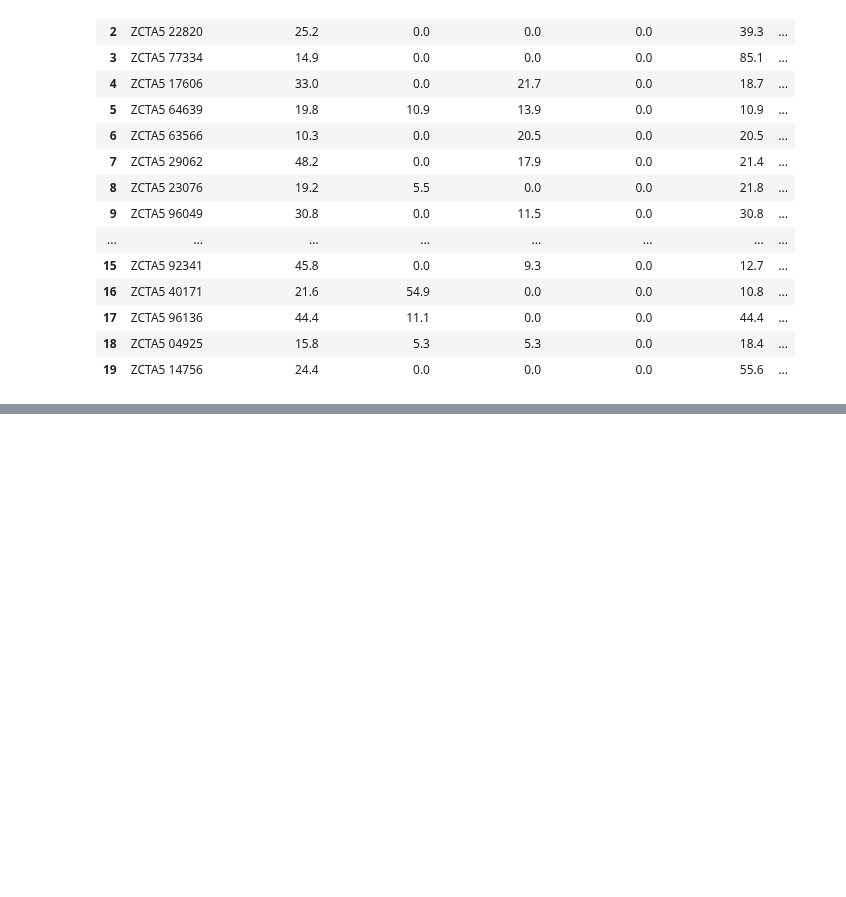
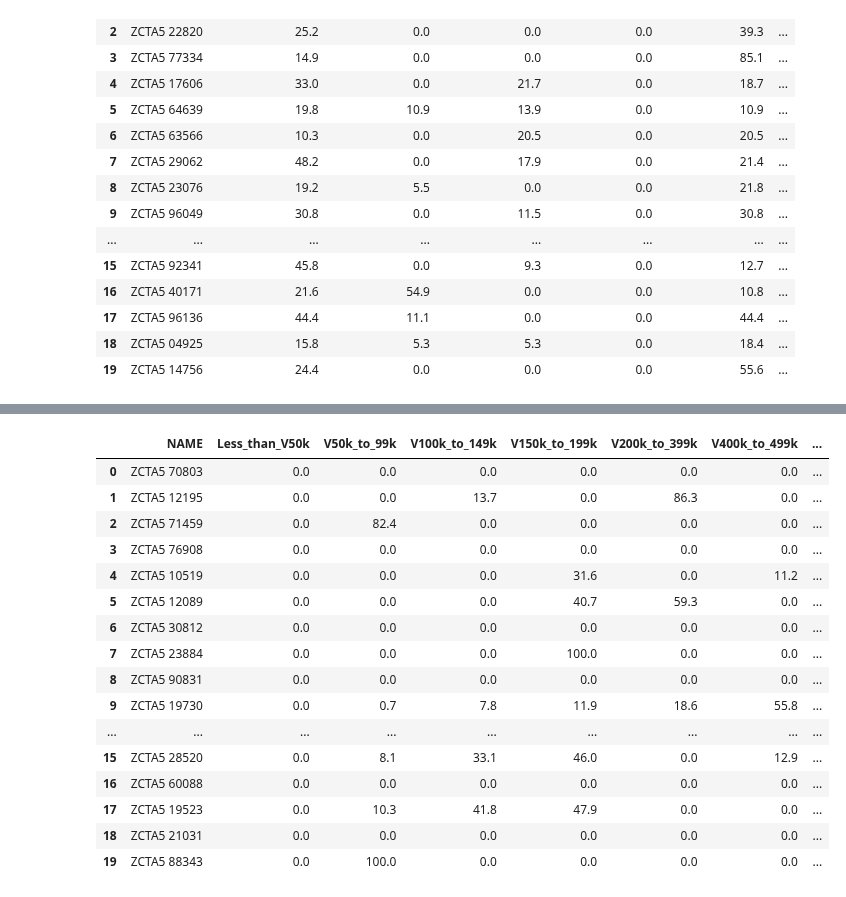
Before and after one commit to xindixu/US-demographic-analysis, a Jupyter notebook: primary-data/acs_2018_modeled.ipynb, the cells around one changed output, grey strips where cells are left out. Cells and saved outputs as stored; diff of their text form; code cells hidden in the pictures; blank space fills up the shorter version.

```diff
--- a/primary-data/acs_2018_modeled.ipynb
+++ b/primary-data/acs_2018_modeled.ipynb
@@ -422,0 +488,24 @@ limit 20
+# %%
+%%bigquery
+select *
+from acs_2018_modeled.Housing_Value_Beam
+where NAME is not null
+limit 20
+# %% [output]
+|  | NAME | Less_than_V50k | V50k_to_99k | V100k_to_149k | V150k_to_199k | V200k_to_399k | V400k_to_499k | ... |
+| 0 | ZCTA5 70803 | 0.0 | 0.0 | 0.0 | 0.0 | 0.0 | 0.0 | ... |
+| 1 | ZCTA5 12195 | 0.0 | 0.0 | 13.7 | 0.0 | 86.3 | 0.0 | ... |
+| 2 | ZCTA5 71459 | 0.0 | 82.4 | 0.0 | 0.0 | 0.0 | 0.0 | ... |
+| 3 | ZCTA5 76908 | 0.0 | 0.0 | 0.0 | 0.0 | 0.0 | 0.0 | ... |
+| 4 | ZCTA5 10519 | 0.0 | 0.0 | 0.0 | 31.6 | 0.0 | 11.2 | ... |
+| 5 | ZCTA5 12089 | 0.0 | 0.0 | 0.0 | 40.7 | 59.3 | 0.0 | ... |
+| 6 | ZCTA5 30812 | 0.0 | 0.0 | 0.0 | 0.0 | 0.0 | 0.0 | ... |
+| 7 | ZCTA5 23884 | 0.0 | 0.0 | 0.0 | 100.0 | 0.0 | 0.0 | ... |
+| 8 | ZCTA5 90831 | 0.0 | 0.0 | 0.0 | 0.0 | 0.0 | 0.0 | ... |
+| 9 | ZCTA5 19730 | 0.0 | 0.7 | 7.8 | 11.9 | 18.6 | 55.8 | ... |
+| ... | ... | ... | ... | ... | ... | ... | ... | ... |
+| 15 | ZCTA5 28520 | 0.0 | 8.1 | 33.1 | 46.0 | 0.0 | 12.9 | ... |
+| 16 | ZCTA5 60088 | 0.0 | 0.0 | 0.0 | 0.0 | 0.0 | 0.0 | ... |
+| 17 | ZCTA5 19523 | 0.0 | 10.3 | 41.8 | 47.9 | 0.0 | 0.0 | ... |
+| 18 | ZCTA5 21031 | 0.0 | 0.0 | 0.0 | 0.0 | 0.0 | 0.0 | ... |
+| 19 | ZCTA5 88343 | 0.0 | 100.0 | 0.0 | 0.0 | 0.0 | 0.0 | ... |
```
Also changed, not shown: parts of 8 cells of this notebook.
